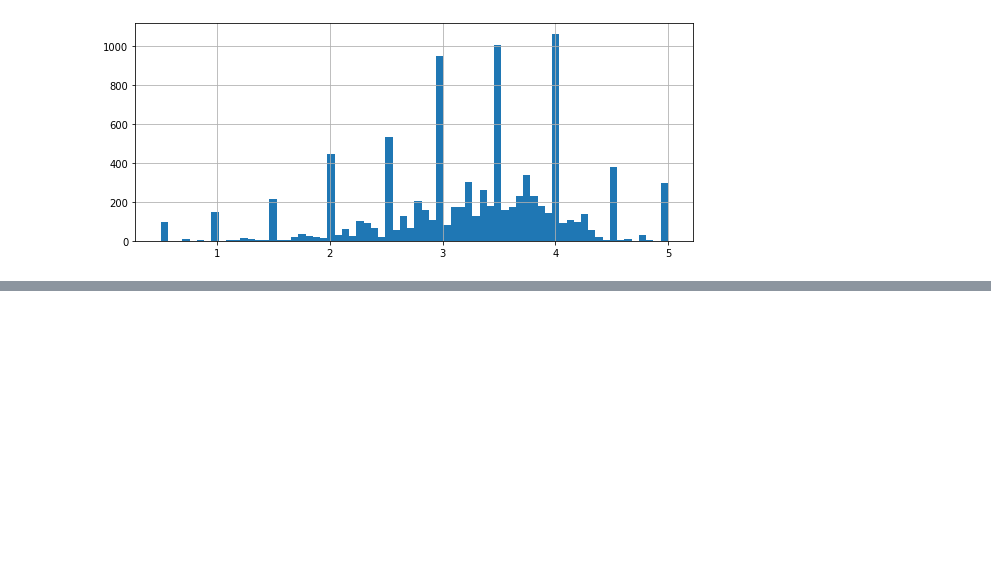
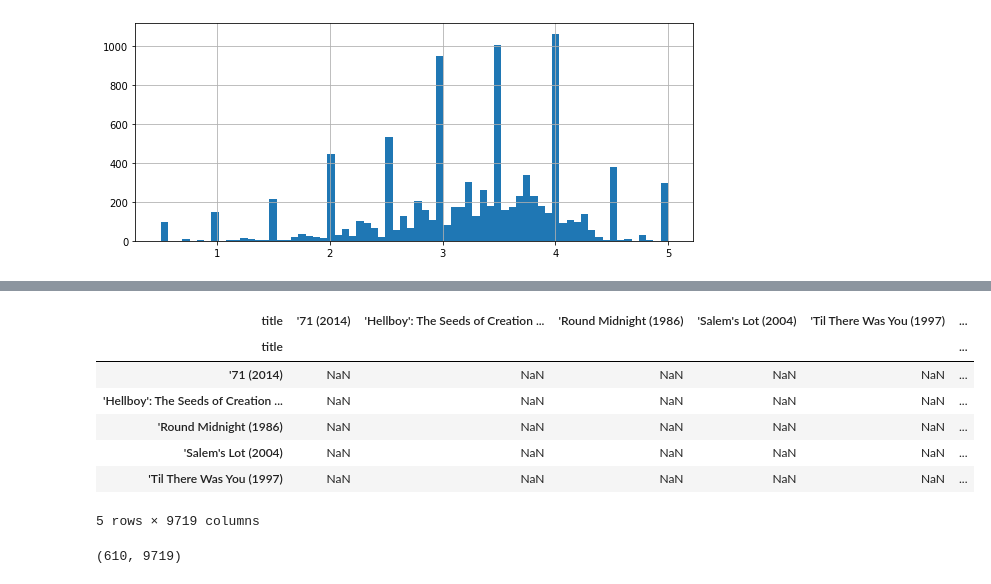
Before and after one commit to deborabastos/ML_fundamentos, a Jupyter notebook: 2.sistemaRecomandacao.ipynb, the cells around one changed output, grey strips where cells are left out. Drawn from its saved outputs; the diff is of its cells as text; code cells hidden in the pictures; blank space fills up the shorter version.

```diff
--- a/2.sistemaRecomandacao.ipynb
+++ b/2.sistemaRecomandacao.ipynb
@@ -132,0 +167,19 @@ df_avg_ratings['rating'].hist(bins=70)
+# %%
+#utiliza o método de pearson para gerar a correlação
+#apenas considera as correlações entre filmes que tiveram mais de 50 avaliações
+mtx_corr = mtx_movie_rating.corr(method='pearson', min_periods=50)
+mtx_corr.head()
+# %% [output]
+| title | '71 (2014) | 'Hellboy': The Seeds of Creation ... | 'Round Midnight (1986) | 'Salem's Lot (2004) | 'Til There Was You (1997) | ... |
+| title |  |  |  |  |  | ... |
+| '71 (2014) | NaN | NaN | NaN | NaN | NaN | ... |
+| 'Hellboy': The Seeds of Creation ... | NaN | NaN | NaN | NaN | NaN | ... |
+| 'Round Midnight (1986) | NaN | NaN | NaN | NaN | NaN | ... |
+| 'Salem's Lot (2004) | NaN | NaN | NaN | NaN | NaN | ... |
+| 'Til There Was You (1997) | NaN | NaN | NaN | NaN | NaN | ... |
+5 rows × 9719 columns
+# %%
+#Verificando o tamanho da matriz
+mtx_movie_rating.shape
+# %% [output]
+(610, 9719)
```
Also changed, not shown: parts of 10 cells of this notebook, 1 other file.
